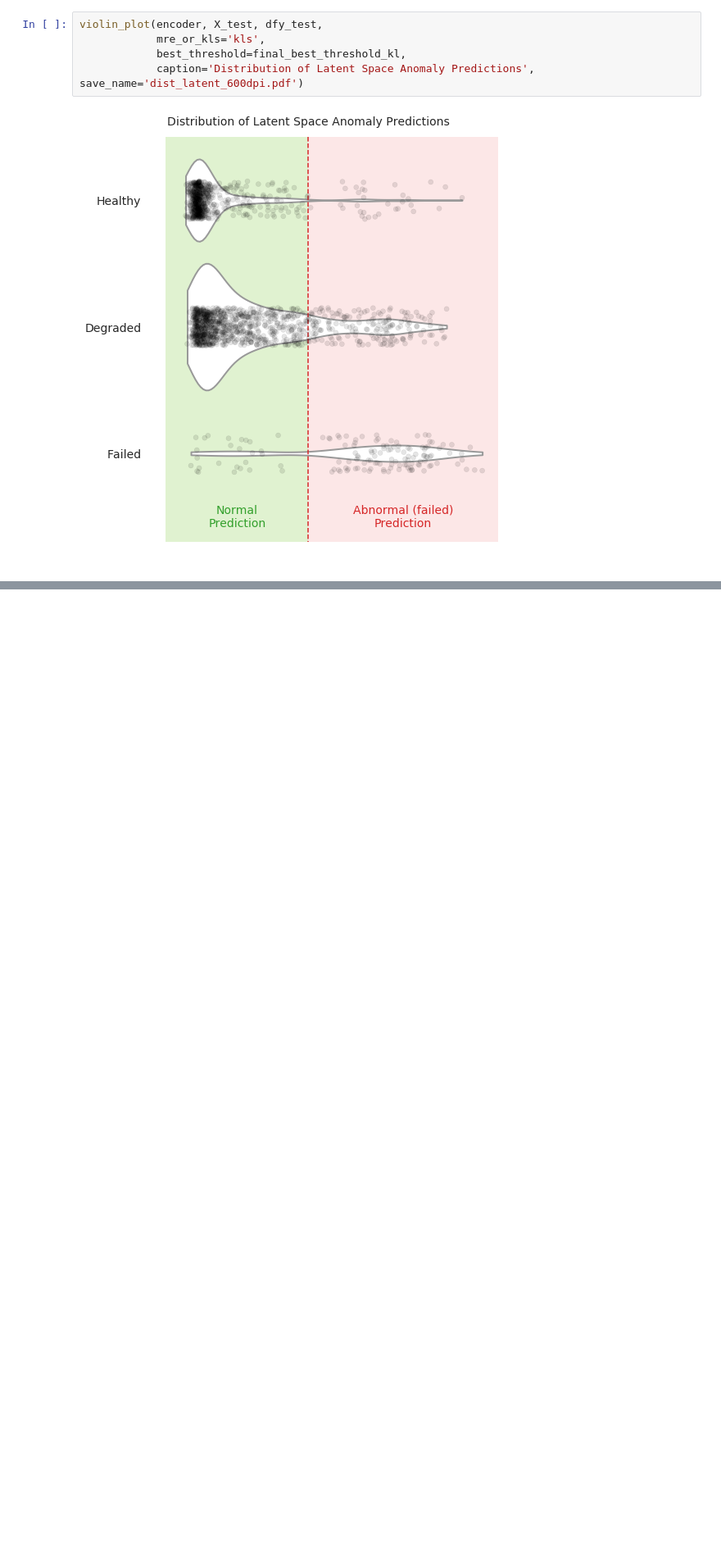
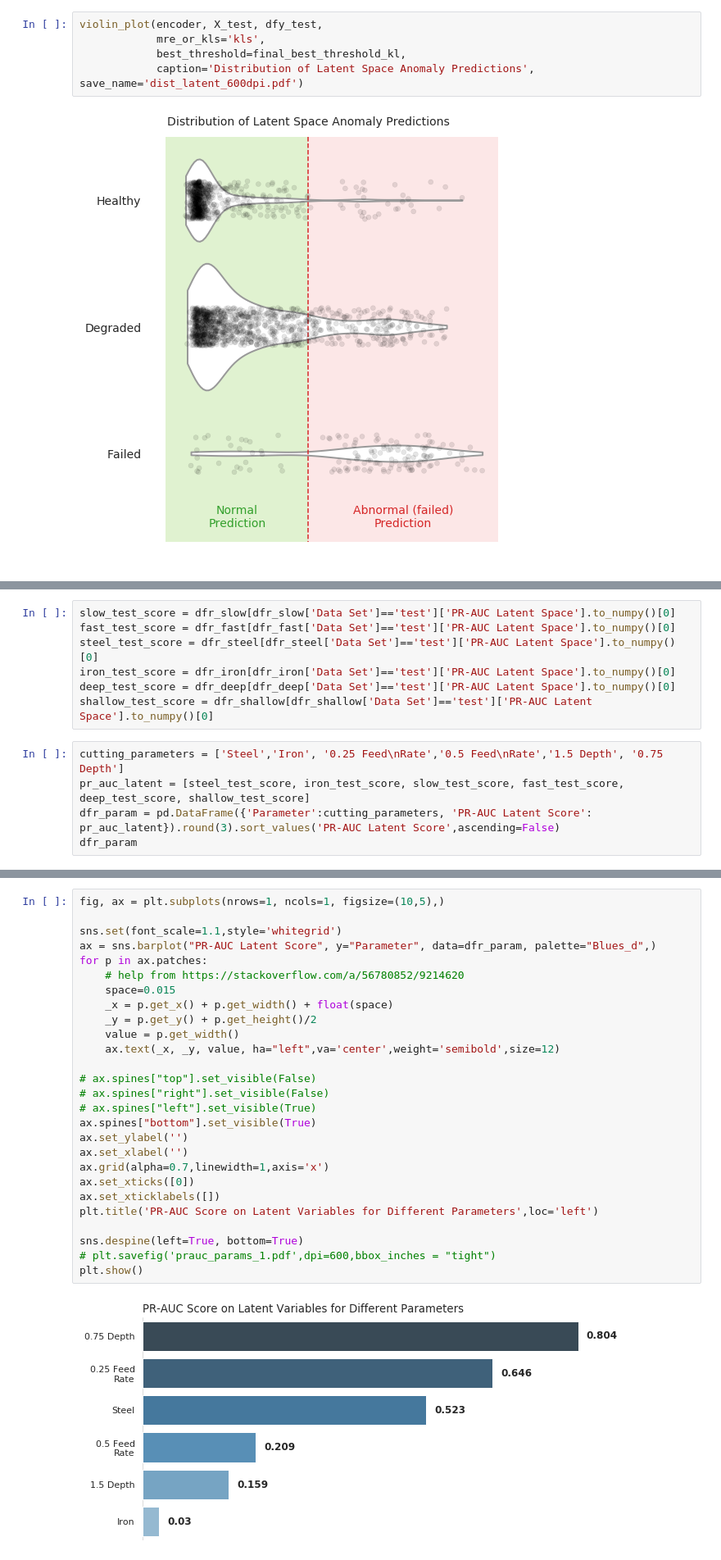
Before and after one commit to tvhahn/ml-tool-wear, a Jupyter notebook: milling-tool-wear-beta-vae.ipynb, the cells around one changed output, grey strips where cells are left out. Shown: that part at 82% size. Saved outputs shown, nothing was run; the diff lists cells and outputs as text; blank space fills up the shorter version.

```diff
--- a/milling-tool-wear-beta-vae.ipynb
+++ b/milling-tool-wear-beta-vae.ipynb
@@ -1437,0 +1579,12 @@ violin_plot(encoder, X_test, dfy_test,
+# %%
+slow_test_score = dfr_slow[dfr_slow['Data Set']=='test']['PR-AUC Latent Space'].to_numpy()[0]
+fast_test_score = dfr_fast[dfr_fast['Data Set']=='test']['PR-AUC Latent Space'].to_numpy()[0]
+steel_test_score = dfr_steel[dfr_steel['Data Set']=='test']['PR-AUC Latent Space'].to_numpy()[0]
+iron_test_score = dfr_iron[dfr_iron['Data Set']=='test']['PR-AUC Latent Space'].to_numpy()[0]
+deep_test_score = dfr_deep[dfr_deep['Data Set']=='test']['PR-AUC Latent Space'].to_numpy()[0]
+shallow_test_score = dfr_shallow[dfr_shallow['Data Set']=='test']['PR-AUC Latent Space'].to_numpy()[0]
+# %%
+cutting_parameters = ['Steel','Iron', '0.25 Feed\nRate','0.5 Feed\nRate','1.5 Depth', '0.75 Depth']
+pr_auc_latent = [steel_test_score, iron_test_score, slow_test_score, fast_test_score, deep_test_score, shallow_test_score]
+dfr_param = pd.DataFrame({'Parameter':cutting_parameters, 'PR-AUC Latent Score': pr_auc_latent}).round(3).sort_values('PR-AUC Latent Score',ascending=False)
+dfr_param
@@ -1437,0 +1599,29 @@ violin_plot(encoder, X_test, dfy_test,
+# %%
+fig, ax = plt.subplots(nrows=1, ncols=1, figsize=(10,5),)
+
+sns.set(font_scale=1.1,style='whitegrid')
+ax = sns.barplot("PR-AUC Latent Score", y="Parameter", data=dfr_param, palette="Blues_d",)
+for p in ax.patches:
+    # help from https://stackoverflow.com/a/56780852/9214620
+    space=0.015
+    _x = p.get_x() + p.get_width() + float(space)
+    _y = p.get_y() + p.get_height()/2
+    value = p.get_width()
+    ax.text(_x, _y, value, ha="left",va='center',weight='semibold',size=12)
+
+# ax.spines["top"].set_visible(False)
+# ax.spines["right"].set_visible(False)
+# ax.spines["left"].set_visible(True)
+ax.spines["bottom"].set_visible(True)
+ax.set_ylabel('')
+ax.set_xlabel('')
+ax.grid(alpha=0.7,linewidth=1,axis='x')
+ax.set_xticks([0])
+ax.set_xticklabels([])
+plt.title('PR-AUC Score on Latent Variables for Different Parameters',loc='left')
+
+sns.despine(left=True, bottom=True)
+# plt.savefig('prauc_params_1.pdf',dpi=600,bbox_inches = "tight")
+plt.show()
+# %% [output]
+[figure, added]
```
Also changed, not shown: parts of 10 cells of this notebook, 1 other file.
